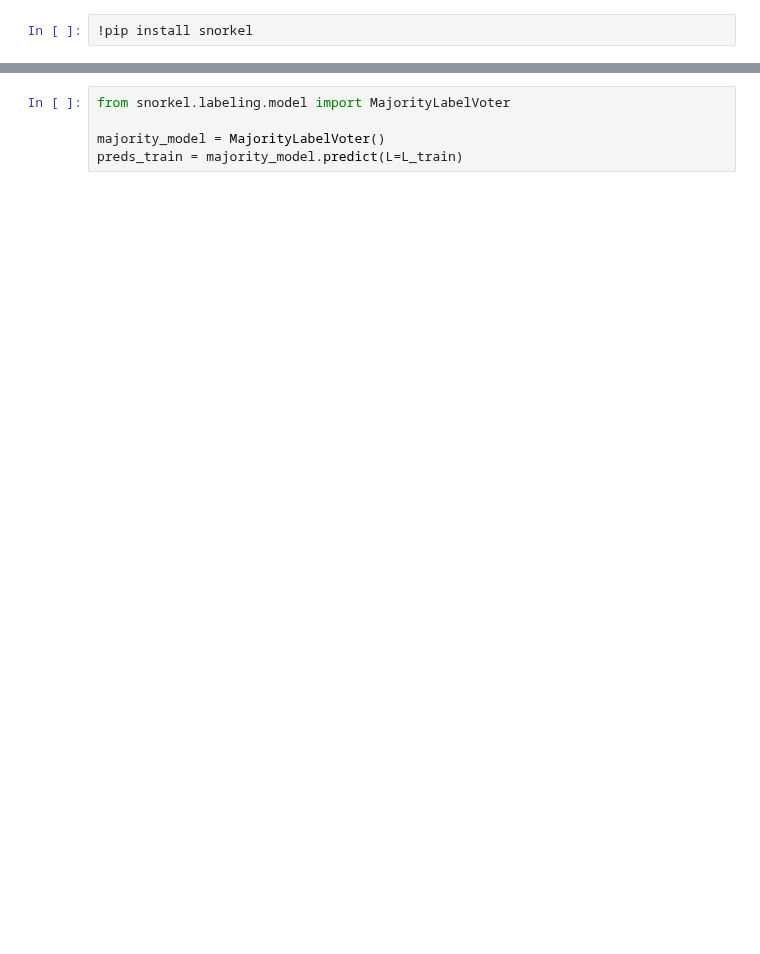
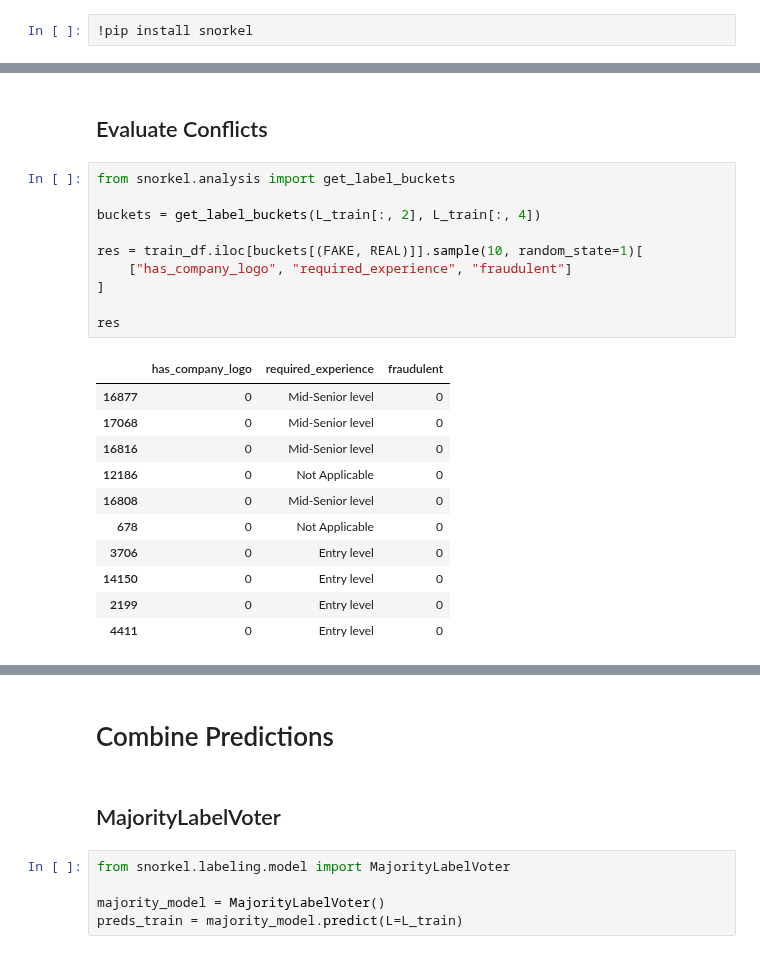
Before and after one commit to khuyentran1401/Data-science, a Jupyter notebook: feature_engineering/snorkel_example/labeling.ipynb, the cells around one changed output, grey strips where cells are left out. Cells and saved outputs as stored; diff of their text form; blank space fills up the shorter version.

```diff
--- a/feature_engineering/snorkel_example/labeling.ipynb
+++ b/feature_engineering/snorkel_example/labeling.ipynb
@@ -267 +125,25 @@ Pass labels=[-1  0  1] as keyword args. From version 1.0 (renaming of 0.25) pass
 [interactive output not drawn]
+# %% [markdown]
+## Evaluate Conflicts
+# %%
+from snorkel.analysis import get_label_buckets
+
+buckets = get_label_buckets(L_train[:, 2], L_train[:, 4])
+
+res = train_df.iloc[buckets[(FAKE, REAL)]].sample(10, random_state=1)[
+    ["has_company_logo", "required_experience", "fraudulent"]
+]
+
+res
+# %% [output]
+|  | has_company_logo | required_experience | fraudulent |
+| 16877 | 0 | Mid-Senior level | 0 |
+| 17068 | 0 | Mid-Senior level | 0 |
+| 16816 | 0 | Mid-Senior level | 0 |
+| 12186 | 0 | Not Applicable | 0 |
+| 16808 | 0 | Mid-Senior level | 0 |
+| 678 | 0 | Not Applicable | 0 |
+| 3706 | 0 | Entry level | 0 |
+| 14150 | 0 | Entry level | 0 |
+| 2199 | 0 | Entry level | 0 |
+| 4411 | 0 | Entry level | 0 |
@@ -268,3 +151,7 @@ Pass labels=[-1  0  1] as keyword args. From version 1.0 (renaming of 0.25) pass
+# %% [markdown]
+# Combine Predictions
+# %% [markdown]
+## MajorityLabelVoter
 # %%
 from snorkel.labeling.model import MajorityLabelVoter
 
```
Also changed, not shown: parts of 23 cells of this notebook, 2 other files.
